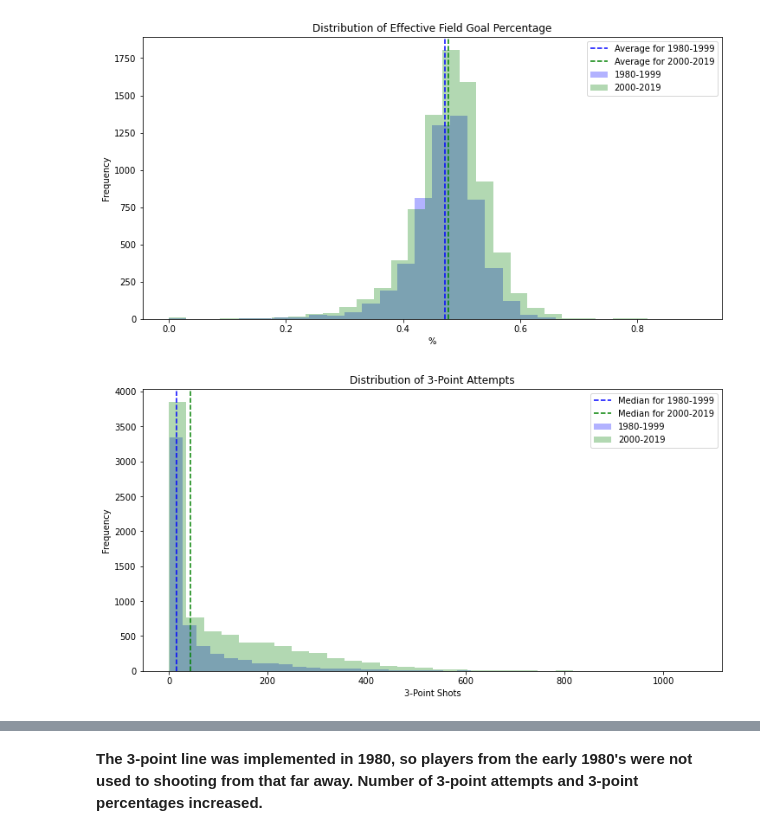
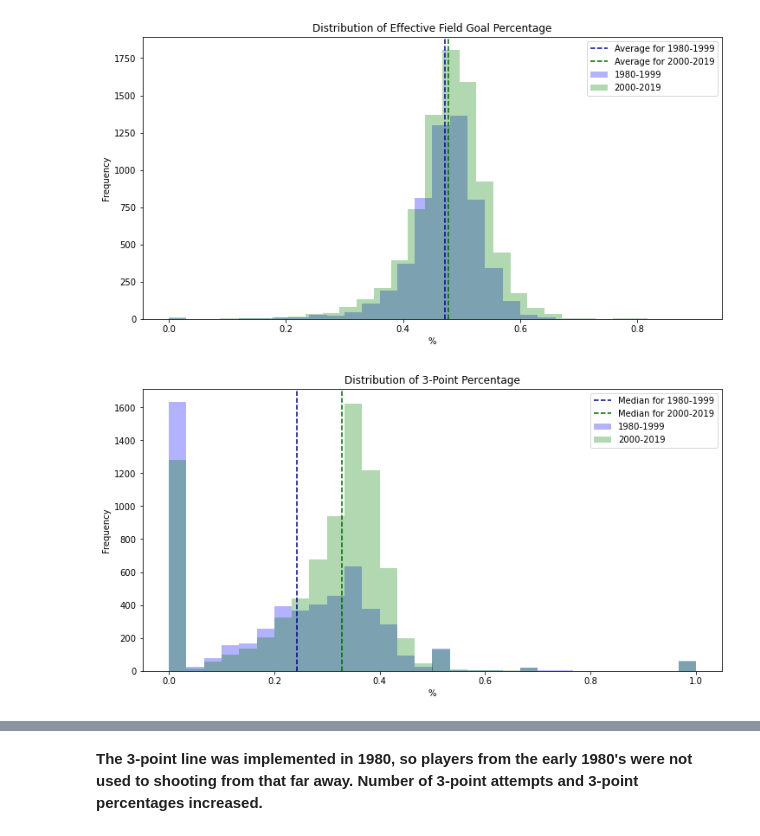
Before and after one commit to kaciewebster/nba-player-clustering, a Jupyter notebook: src/nba-player.ipynb, the cells around one changed output, grey strips where cells are left out. Cells and saved outputs as stored; diff of their text form; code cells hidden in the pictures.

```diff
--- a/src/nba-player.ipynb
+++ b/src/nba-player.ipynb
@@ -248,16 +292,17 @@ ax.legend();
 [figure]
 # %%
 fig, ax = plt.subplots(figsize=(12, 6))
-ax.hist(pre_rule['3PA'], bins=30, color='blue', alpha=0.3, label='1980-1999')
-ax.hist(post_rule['3PA'], bins=30, color='green', alpha=0.3, label='2000-2019')
 
-ax.axvline(pre_rule['3PA'].median(), color='blue', linestyle='dashed', label='Median for 1980-1999')
-ax.axvline(post_rule['3PA'].median(), color='green', linestyle='dashed', label='Median for 2000-2019')
+ax.hist(pre_rule['3P%'], bins=30, color='blue', alpha=0.3, label='1980-1999')
+ax.hist(post_rule['3P%'], bins=30, color='green', alpha=0.3, label='2000-2019')
 
-ax.set_title('Distribution of 3-Point Attempts')
-ax.set_xlabel('3-Point Shots')
+ax.axvline(pre_rule['3P%'].median(), color='darkblue', linestyle='dashed', label='Median for 1980-1999')
+ax.axvline(post_rule['3P%'].median(), color='darkgreen', linestyle='dashed', label='Median for 2000-2019')
+
+ax.set_title('Distribution of 3-Point Percentage')
+ax.set_xlabel('%')
 ax.set_ylabel('Frequency')
 
 ax.legend();
 # %% [output]
-[figure, old version]
+[figure, new version]
```
Also changed, not shown: parts of 56 cells of this notebook.
